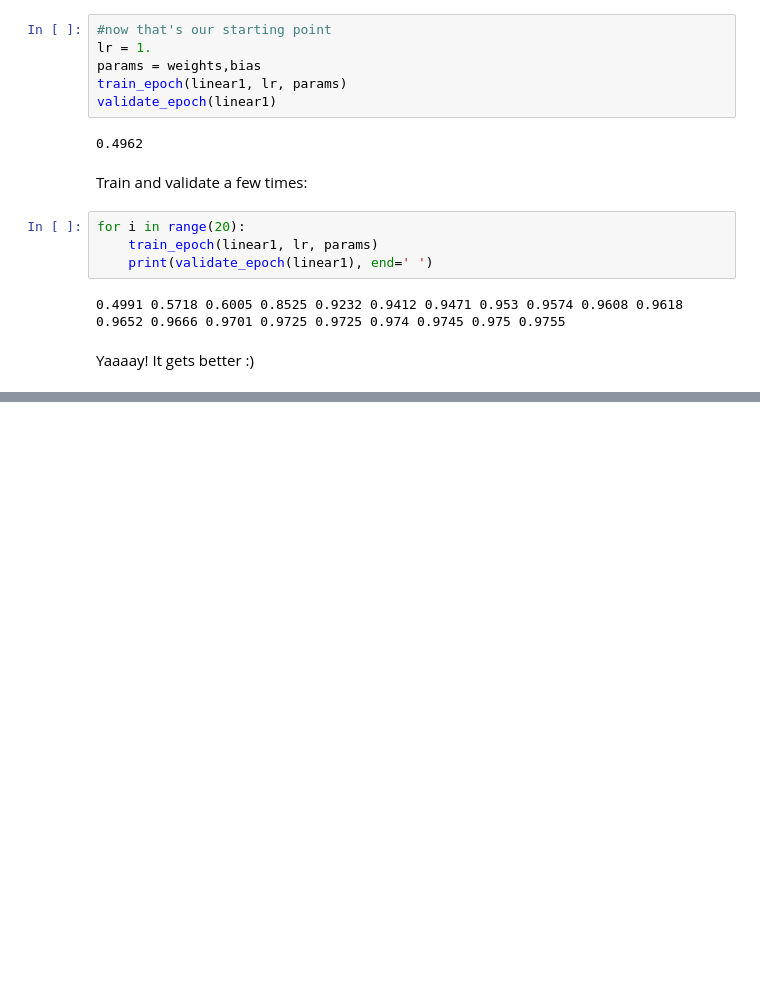
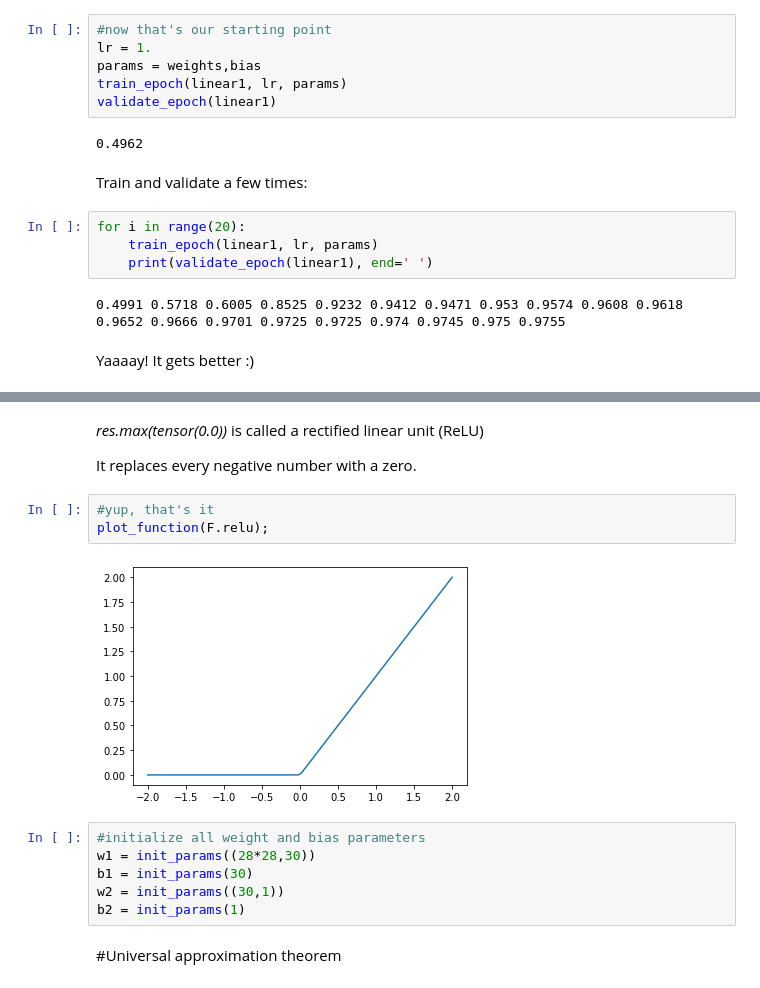
Before and after one commit to LeyloJohnny/First-ML, a Jupyter notebook: Advances_3_or_7.ipynb, the cells around one changed output, grey strips where cells are left out. Drawn from its saved outputs; the diff is of its cells as text; blank space fills up the shorter version.

```diff
--- a/Advances_3_or_7.ipynb
+++ b/Advances_3_or_7.ipynb
@@ -280,0 +290,17 @@ Yaaaay! It gets better :)
+# %% [markdown]
+*res.max(tensor(0.0))* is called a rectified linear unit (ReLU)
+
+It replaces every negative number with a zero.
+# %%
+#yup, that's it
+plot_function(F.relu);
+# %% [output]
+[figure, added]
+# %%
+#initialize all weight and bias parameters
+w1 = init_params((28*28,30))
+b1 = init_params(30)
+w2 = init_params((30,1))
+b2 = init_params(1)
+# %% [markdown]
+#Universal approximation theorem
```
Also changed, not shown: parts of 11 cells of this notebook.
